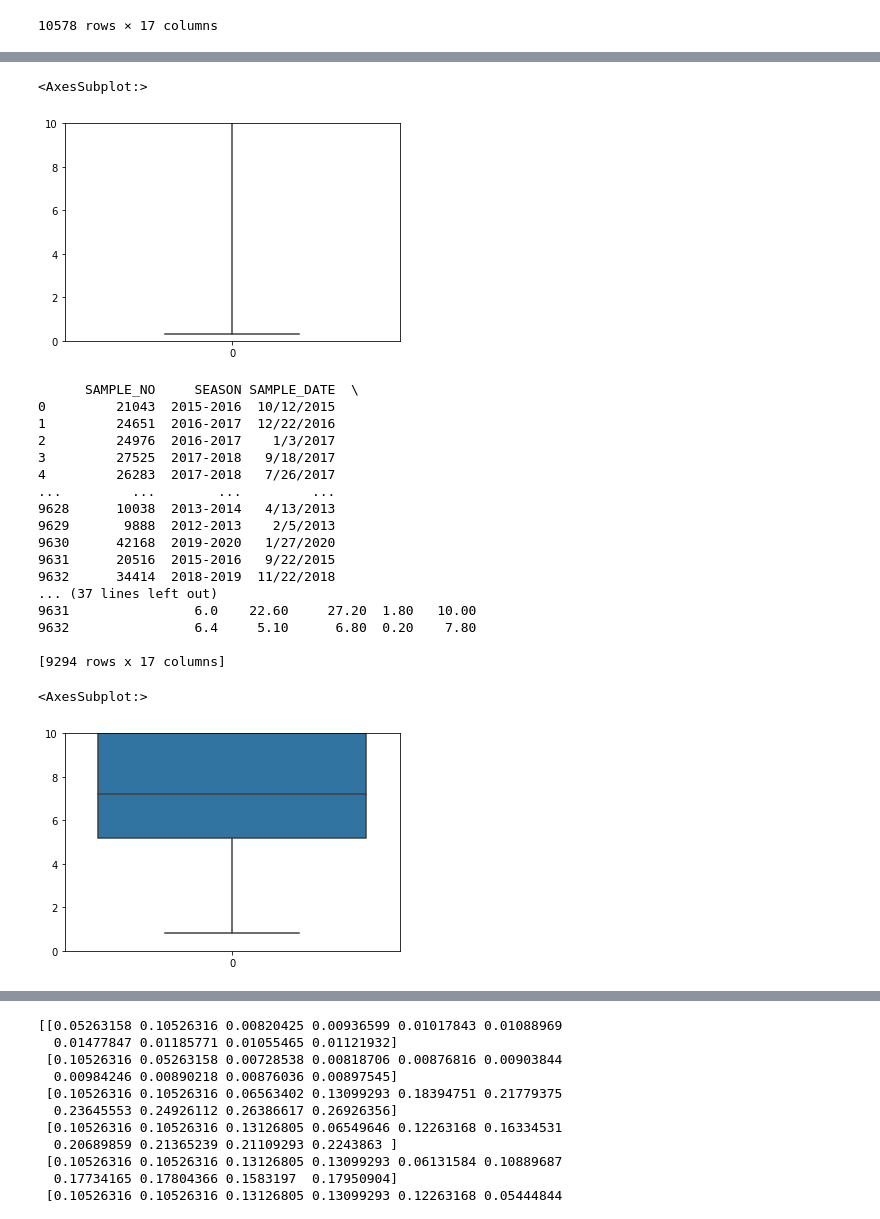
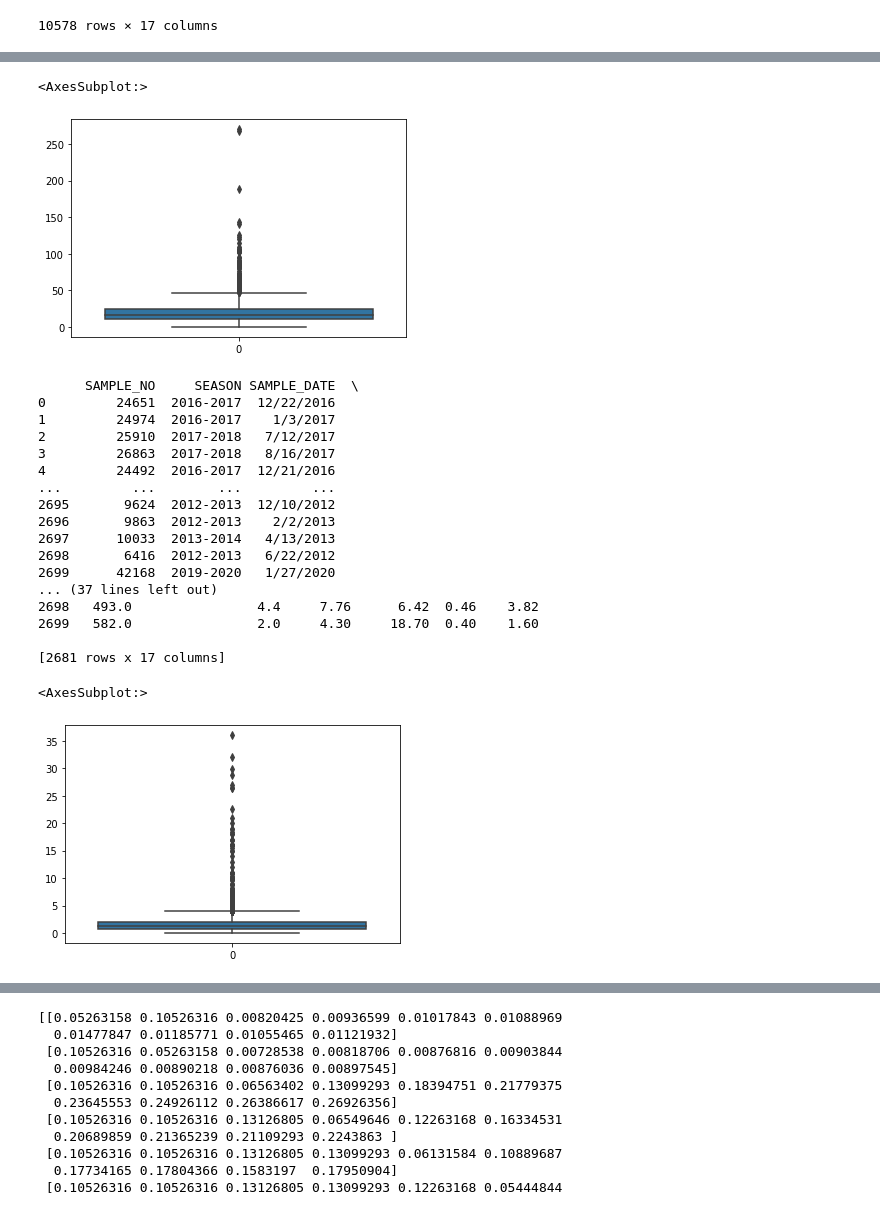
Before and after one commit to vedant218/soilfertility, a Jupyter notebook: MPR WORKING.ipynb, the cells around one changed output, grey strips where cells are left out. Cells and saved outputs as stored; diff of their text form; code cells hidden in the pictures.

```diff
--- a/MPR WORKING.ipynb
+++ b/MPR WORKING.ipynb
@@ -110,0 +150,12 @@ sns.boxplot(df['PHOSPHOROUS'])
+# %%
+df.reset_index(inplace=True, drop=True)
+threshold = 700
+deli = np.where(df["POTASH"]>threshold)
+df.drop(deli[0],inplace = True)
+
+df.reset_index(inplace=True, drop=True)
+t2 = 100
+delo = np.where(df["POTASH"] < t2)
+df.drop(delo[0],inplace = True)
+
+print(df)
@@ -110,0 +186,12 @@ sns.boxplot(df['PHOSPHOROUS'])
+# %%
+df.reset_index(inplace=True, drop=True)
+threshold = 11
+
+deli = np.where(df["CALCIUM_CARBONATE"]>threshold )
+df.drop(deli[0],inplace = True)
+
+t2 = 1
+delo = np.where(df["CALCIUM_CARBONATE"] < t2)
+df.drop(delo[0],inplace = True)
+
+print(df)
@@ -112,11 +224,10 @@ sns.boxplot(df['PHOSPHOROUS'])
 df.reset_index(inplace=True, drop=True)
 threshold = 100
 
-deli = np.where(df["PHOSPHOROUS"]>threshold)
+deli = np.where(df["FERROUS"]>threshold)
 df.drop(deli[0],inplace = True)
-
-t2 = 0.5
-delo = np.where(df["PHOSPHOROUS"] < t2)
+t2 = 0.1
+delo = np.where(df["FERROUS"] < t2)
 df.drop(delo[0],inplace = True)
 
 print(df)
@@ -141,43 +252,43 @@ print(df)
 # %%
-plt.ylim(0,10)
-sns.boxplot(df['POTASH'])
+# plt.ylim(0,1)
+sns.boxplot(df['MANAGESE'])
 # %% [output]
 <AxesSubplot:>
-[figure, old version]
+[figure, new version]
 # %%
 df.reset_index(inplace=True, drop=True)
-threshold = 1100
+threshold = 100
 
-deli = np.where(df["POTASH"]>threshold)
+deli = np.where(df["MANAGESE"]>threshold)
 df.drop(deli[0],inplace = True)
-t2 = 2
-delo = np.where(df["POTASH"] < t2)
+t2 = 0.1
+delo = np.where(df["MANAGESE"] < t2)
 df.drop(delo[0],inplace = True)
 
 print(df)
 # %% [output]
       SAMPLE_NO     SEASON SAMPLE_DATE  \
-0         21043  2015-2016  10/12/2015
-1         24651  2016-2017  12/22/2016
-2         24976  2016-2017    1/3/2017
-3         27525  2017-2018   9/18/2017
-4         26283  2017-2018   7/26/2017
+0         24651  2016-2017  12/22/2016
+1         24974  2016-2017    1/3/2017
+2         25910  2017-2018   7/12/2017
+3         26863  2017-2018   8/16/2017
+4         24492  2016-2017  12/21/2016
 ...         ...        ...         ...
-9628      10038  2013-2014   4/13/2013
-9629       9888  2012-2013    2/5/2013
-9630      42168  2019-2020   1/27/2020
-9631      20516  2015-2016   9/22/2015
-9632      34414  2018-2019  11/22/2018
+2695       9624  2012-2013  12/10/2012
+2696       9863  2012-2013    2/2/2013
+2697      10033  2013-2014   4/13/2013
+2698       6416  2012-2013   6/22/2012
+2699      42168  2019-2020   1/27/2020
 ... (37 lines left out)
-9631                6.0    22.60     27.20  1.80   10.00
-9632                6.4     5.10      6.80  0.20    7.80
+2698   493.0                4.4     7.76      6.42  0.46    3.82
+2699   582.0                2.0     4.30     18.70  0.40    1.60
 
-[9294 rows x 17 columns]
+[2681 rows x 17 columns]
 # %%
-plt.ylim(0,10)
-sns.boxplot(df['CALCIUM_CARBONATE'])
+# plt.ylim(0,.1)
+sns.boxplot(df['ZINK'])
 # %% [output]
 <AxesSubplot:>
-[figure, old version]
+[figure, new version]
 # %%
 df.reset_index(inplace=True, drop=True)
```
Also changed, not shown: parts of 36 cells of this notebook.
